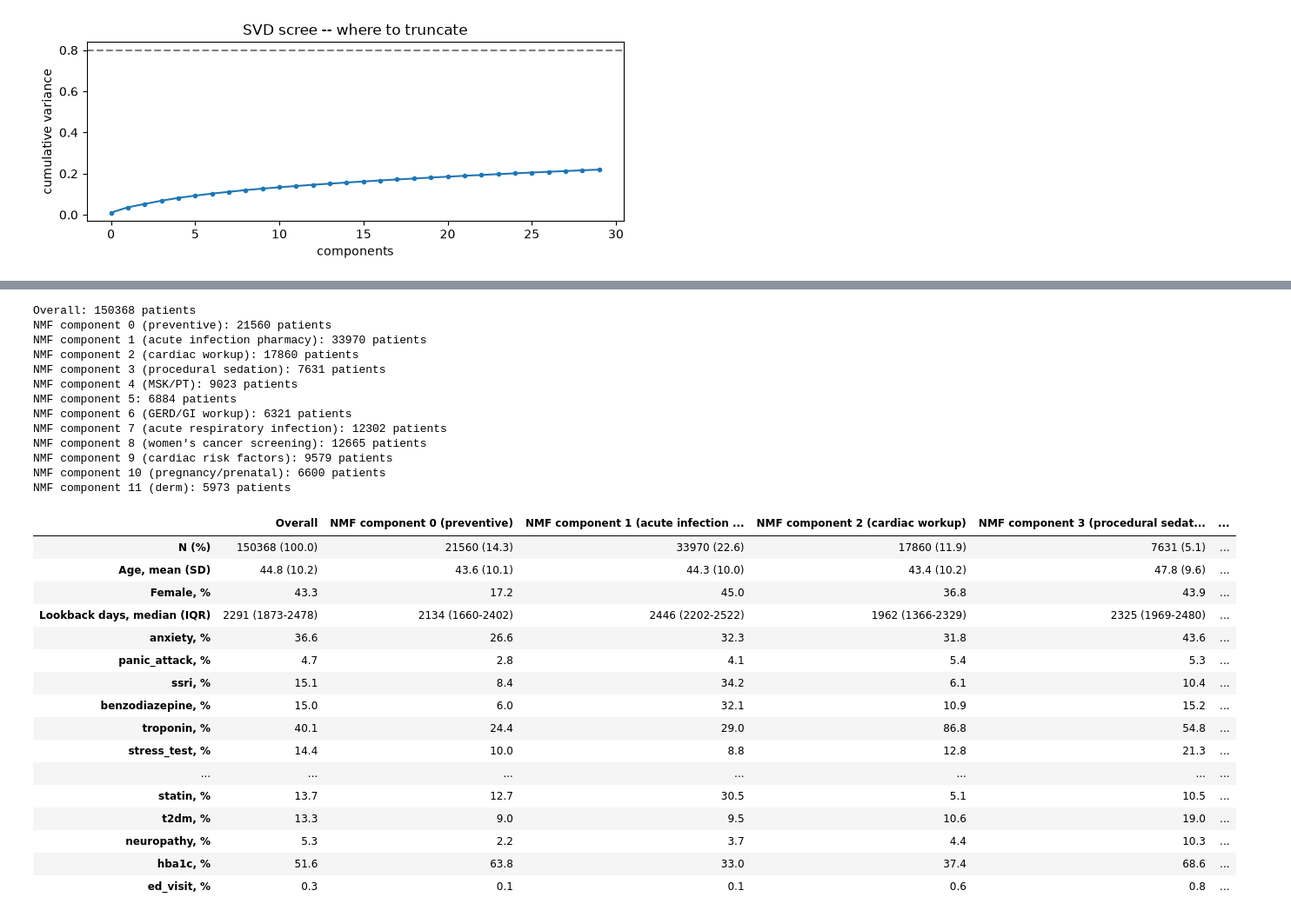
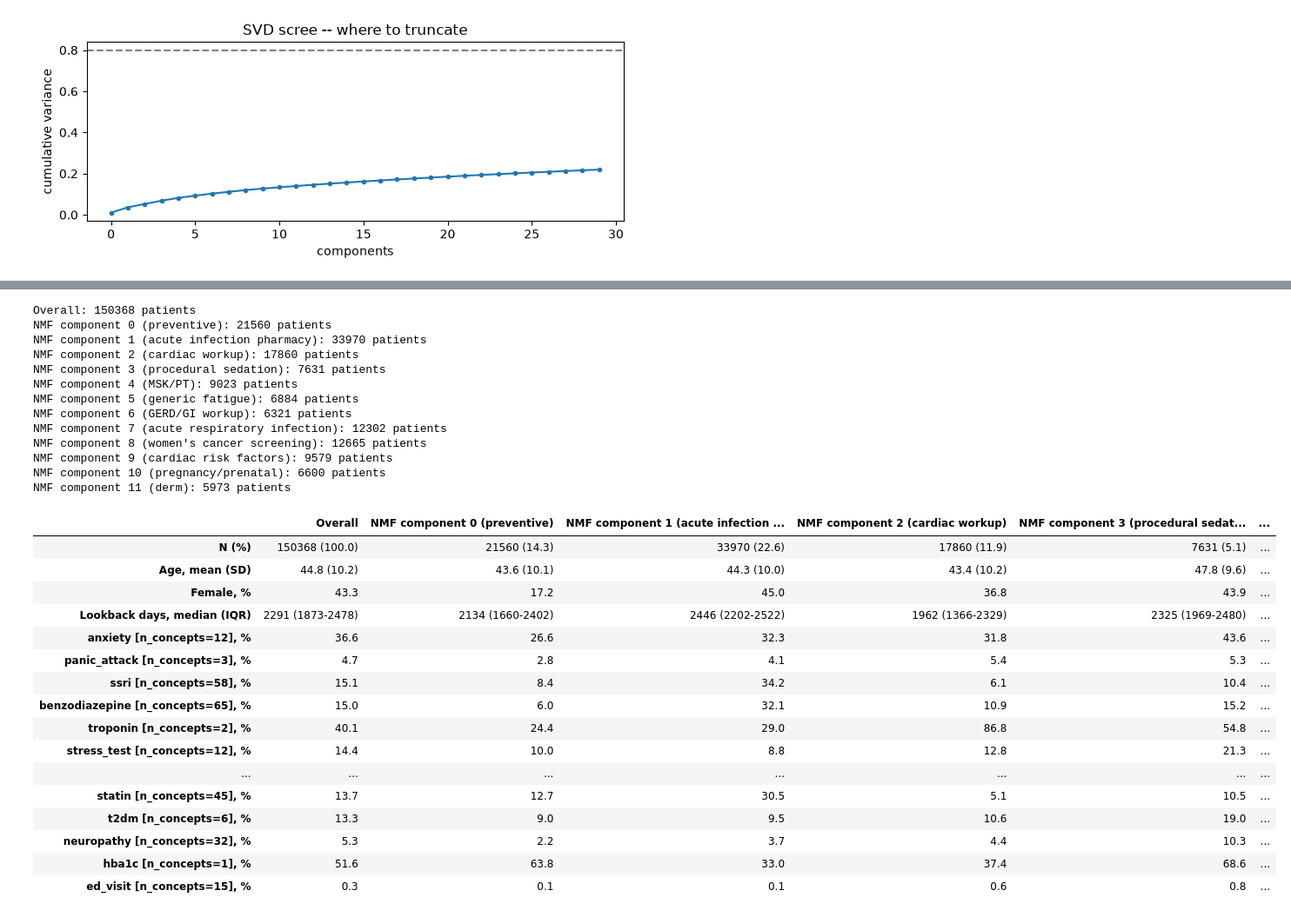
Before and after one commit to ecorrea-ethos/patterns_motifs_discovery, a Jupyter notebook: nb/repr_learn_chestpain/Day1_Extract_and_Representation.ipynb, the cells around one changed output, grey strips where cells are left out. Shown at 87% size. Cells and saved outputs as stored; diff of their text form; code cells hidden in the pictures.

```diff
--- a/nb/repr_learn_chestpain/Day1_Extract_and_Representation.ipynb
+++ b/nb/repr_learn_chestpain/Day1_Extract_and_Representation.ipynb
@@ -466,6 +490,13 @@ plt.title('SVD scree -- where to truncate'); plt.tight_layout(); plt.show()
 # %%
 # NMF factorises into non-negative PARTS, so each component reads as a set of
 # co-occurring codes. Unlike SVD components you can name them.
+#
+# In plain terms: NMF is only allowed to add codes together, never subtract
+# them, so each component ends up looking like "a bundle of codes that tend
+# to show up together" -- e.g. "anxiety + benzodiazepine" reads as an actual
+# clinical bundle, not an abstract direction in space. That's why we print
+# the top-10 codes per component below: it's how you check whether a
+# component actually means something clinically, or is noise.
 #
 # We fit twice, at k=5 and k=12, to see how the story changes with more
 # components allowed. Each component is also sized -- by dominant-component
@@ -473,7 +504,7 @@ plt.title('SVD scree -- where to truncate'); plt.tight_layout(); plt.show()
 # of that component's total loading, so you can see at a glance both which
 # bundles are large populations and which codes actually drive each one.
 # for k in [3, 5, 8, 12]:
-for k in [5,12]:
+for k in [12]:
     nmf = NMF(n_components=k, init='nndsvd', random_state=0, max_iter=800).fit(Xv)
     H   = pd.DataFrame(nmf.components_, columns=X_nmf.columns)
     dom = pd.Series(nmf.transform(Xv).argmax(axis=1)).value_counts().sort_index()
@@ -481,7 +512,8 @@ for k in [5,12]:
     for c in range(k):
         n    = int(dom.get(c, 0))
         row  = H.iloc[c]
-        top  = row.sort_values(ascending=False).head(10)
+        top  = row.sort_values(ascending=False).head(5)
         share = (top / row.sum() * 100).round(1)
-        codes = [f"{name} ({pct}%)" for name, pct in share.items()]
+        # codes = [f"{name} ({pct}%)" for name, pct in share.items()]
+        codes = [f"{name}" for name, pct in share.items()]
         print(f"component {c} (n={n}, {n / len(X_nmf) * 100:.1f}%): {codes}")
@@ -606,6 +658,18 @@ missing = [t for t in CODE_ROWS if t not in eo.CODESETS]
 assert not missing, f"Table 1 CODE_ROWS not in codesets.yaml: {missing}"
 has = {t: set(events.loc[events.tag == t, 'person_id']) for t in CODE_ROWS}
 
+# n_concepts: size of the RESOLVED codeset (post regex + vocabulary match),
+# not the tag's prevalence in `events`. A codeset resolving to 0 concept_ids
+# is a different failure mode than one that resolves fine but simply never
+# occurs in this cohort -- both would otherwise show as a silent 0% below,
+# so flag the unresolved ones loudly instead of leaving that ambiguous.
+n_concepts = {t: len(codesets.get(t, set())) for t in CODE_ROWS}
+unresolved = [t for t, n in n_concepts.items() if n == 0]
+if unresolved:
+    print("WARNING -- these codesets resolved to 0 concept_ids from their yaml "
+          "patterns (0% below means UNRESOLVED, not necessarily absent):")
+    print(" ", unresolved)
+
 # dominant NMF component per patient, from the NMF already fit above (nmf, Xv, X_nmf)
 W = nmf.transform(Xv)
 dom_component = pd.Series(W.argmax(axis=1), index=X.index)
@@ -623,7 +687,8 @@ dom_component = pd.Series(W.argmax(axis=1), index=X.index)
 # 12-component fit.
 COMPONENT_GROUPS = {0: 'preventive', 1: 'acute infection pharmacy',
                      2: 'cardiac workup', 3: 'procedural sedation',
-                     4: 'MSK/PT', 6: 'GERD/GI workup',
+                     4: 'MSK/PT',  5: 'generic fatigue',
+                     6: 'GERD/GI workup',
                      7: 'acute respiratory infection',
                      8: "women's cancer screening",
                      9: 'cardiac risk factors', 10: 'pregnancy/prenatal',
@@ -680,8 +745,9 @@ p_values = {
     'Female, %': chisq_p(female_ids),
     'Lookback days, median (IQR)': kruskal_p(win_idx),
 }
+row_label = lambda t: f'{t} [n_concepts={n_concepts[t]}], %'
 for t in CODE_ROWS:
-    p_values[f'{t}, %'] = chisq_p(has[t])
+    p_values[row_label(t)] = chisq_p(has[t])
 
 def describe(ids):
     n = len(ids)
@@ -693,44 +759,44 @@ def describe(ids):
     row['Female, %'] = f"{(gender.reindex(ids) == 'FEMALE').mean() * 100:.1f}"
     lb = win_idx.reindex(ids)
     row['Lookback days, median (IQR)'] = (
         f"{lb.median():.0f} ({lb.quantile(.25):.0f}-{lb.quantile(.75):.0f})")
     for t in CODE_ROWS:
-        row[f'{t}, %'] = f"{len(has[t] & ids) / n * 100:.1f}"
+        row[row_label(t)] = f"{len(has[t] & ids) / n * 100:.1f}"
     return row
 
 # Demographics + code prevalence as rows, Overall/NMF-component as columns,
 # p-value (across the 12 component groups) as its own trailing column.
 table1 = pd.DataFrame({name: describe(ids) for name, ids in groups.items()})
 table1['p-value'] = pd.Series(p_values).reindex(table1.index).map(fmt_p)
 display(table1)
 # %% [output]
 Overall: 150368 patients
 NMF component 0 (preventive): 21560 patients
 NMF component 1 (acute infection pharmacy): 33970 patients
 NMF component 2 (cardiac workup): 17860 patients
 NMF component 3 (procedural sedation): 7631 patients
 NMF component 4 (MSK/PT): 9023 patients
-NMF component 5: 6884 patients
+NMF component 5 (generic fatigue): 6884 patients
 NMF component 6 (GERD/GI workup): 6321 patients
 NMF component 7 (acute respiratory infection): 12302 patients
 NMF component 8 (women's cancer screening): 12665 patients
 NMF component 9 (cardiac risk factors): 9579 patients
 NMF component 10 (pregnancy/prenatal): 6600 patients
 NMF component 11 (derm): 5973 patients
 |  | Overall | NMF component 0 (preventive) | NMF component 1 (acute infection ... | NMF component 2 (cardiac workup) | NMF component 3 (procedural sedat... | ... |
 | N (%) | 150368 (100.0) | 21560 (14.3) | 33970 (22.6) | 17860 (11.9) | 7631 (5.1) | ... |
 | Age, mean (SD) | 44.8 (10.2) | 43.6 (10.1) | 44.3 (10.0) | 43.4 (10.2) | 47.8 (9.6) | ... |
 | Female, % | 43.3 | 17.2 | 45.0 | 36.8 | 43.9 | ... |
 | Lookback days, median (IQR) | 2291 (1873-2478) | 2134 (1660-2402) | 2446 (2202-2522) | 1962 (1366-2329) | 2325 (1969-2480) | ... |
-| anxiety, % | 36.6 | 26.6 | 32.3 | 31.8 | 43.6 | ... |
-| panic_attack, % | 4.7 | 2.8 | 4.1 | 5.4 | 5.3 | ... |
-| ssri, % | 15.1 | 8.4 | 34.2 | 6.1 | 10.4 | ... |
-| benzodiazepine, % | 15.0 | 6.0 | 32.1 | 10.9 | 15.2 | ... |
-| troponin, % | 40.1 | 24.4 | 29.0 | 86.8 | 54.8 | ... |
-| stress_test, % | 14.4 | 10.0 | 8.8 | 12.8 | 21.3 | ... |
+| anxiety [n_concepts=12], % | 36.6 | 26.6 | 32.3 | 31.8 | 43.6 | ... |
+| panic_attack [n_concepts=3], % | 4.7 | 2.8 | 4.1 | 5.4 | 5.3 | ... |
+| ssri [n_concepts=58], % | 15.1 | 8.4 | 34.2 | 6.1 | 10.4 | ... |
+| benzodiazepine [n_concepts=65], % | 15.0 | 6.0 | 32.1 | 10.9 | 15.2 | ... |
+| troponin [n_concepts=2], % | 40.1 | 24.4 | 29.0 | 86.8 | 54.8 | ... |
+| stress_test [n_concepts=12], % | 14.4 | 10.0 | 8.8 | 12.8 | 21.3 | ... |
 | ... | ... | ... | ... | ... | ... | ... |
-| statin, % | 13.7 | 12.7 | 30.5 | 5.1 | 10.5 | ... |
-| t2dm, % | 13.3 | 9.0 | 9.5 | 10.6 | 19.0 | ... |
-| neuropathy, % | 5.3 | 2.2 | 3.7 | 4.4 | 10.3 | ... |
-| hba1c, % | 51.6 | 63.8 | 33.0 | 37.4 | 68.6 | ... |
-| ed_visit, % | 0.3 | 0.1 | 0.1 | 0.6 | 0.8 | ... |
+| statin [n_concepts=45], % | 13.7 | 12.7 | 30.5 | 5.1 | 10.5 | ... |
+| t2dm [n_concepts=6], % | 13.3 | 9.0 | 9.5 | 10.6 | 19.0 | ... |
+| neuropathy [n_concepts=32], % | 5.3 | 2.2 | 3.7 | 4.4 | 10.3 | ... |
+| hba1c [n_concepts=1], % | 51.6 | 63.8 | 33.0 | 37.4 | 68.6 | ... |
+| ed_visit [n_concepts=15], % | 0.3 | 0.1 | 0.1 | 0.6 | 0.8 | ... |
```
Also changed, not shown: parts of 16 cells of this notebook, 5 other files.
